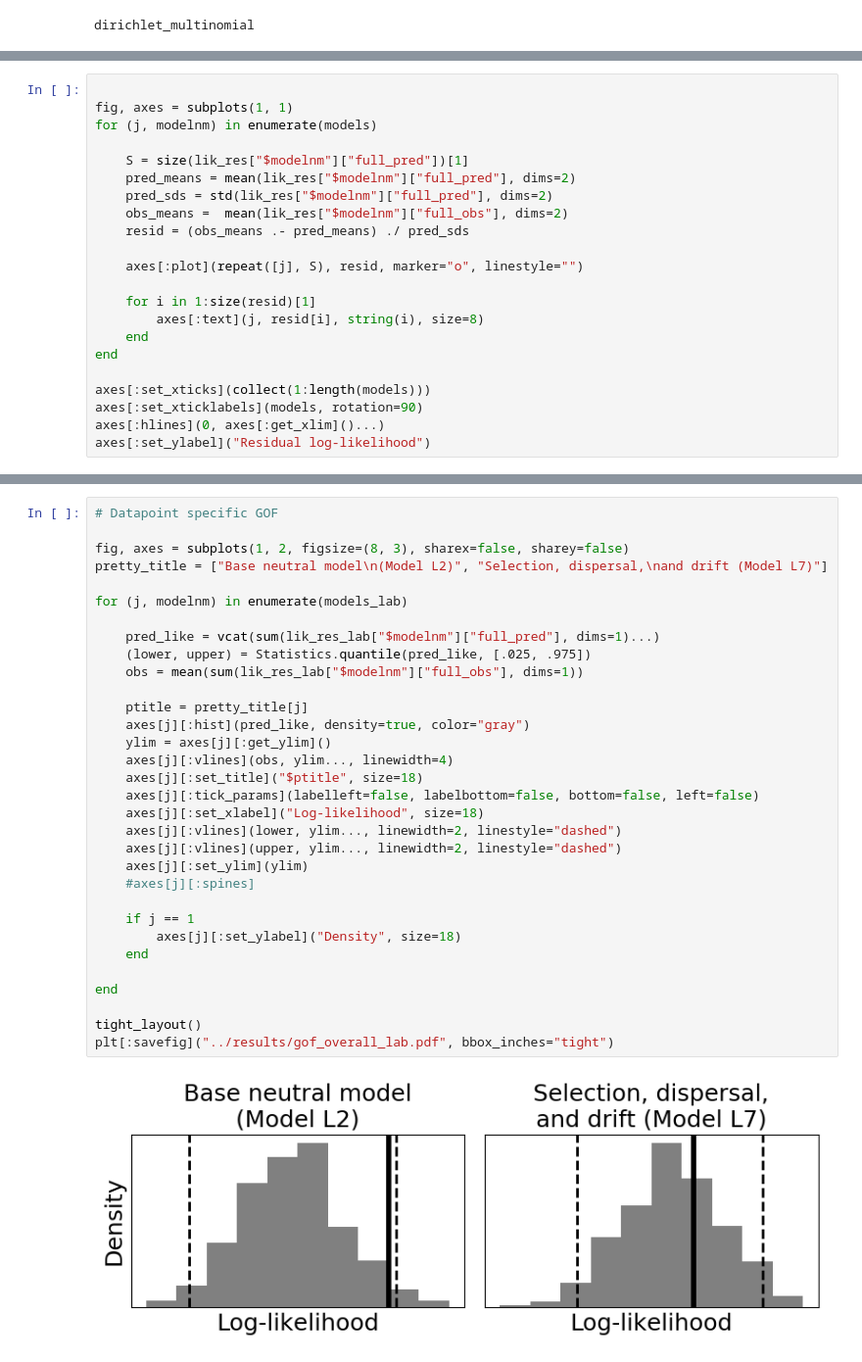
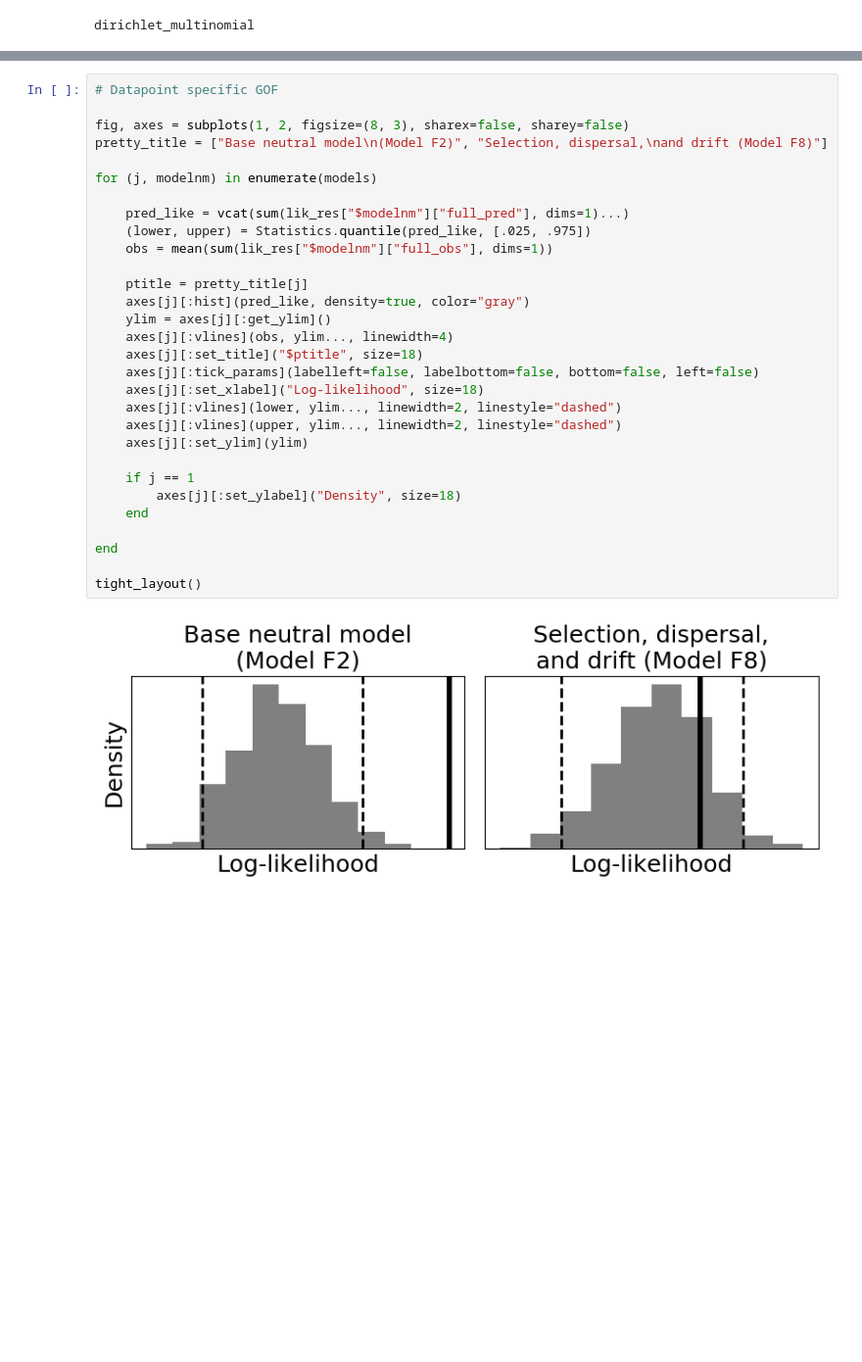
Before and after one commit to mqwilber/neutral_microbiome, a Jupyter notebook: code/GOF_tests.ipynb, the cells around one changed output, grey strips where cells are left out. Shown: that part at 98% size. Drawn from its saved outputs; the diff is of its cells as text; blank space fills up the shorter version.

```diff
--- a/code/GOF_tests.ipynb
+++ b/code/GOF_tests.ipynb
@@ -418,22 +218,0 @@ quants = [Statistics.quantile(td[i, :], [0.025, .975]) for i in 1:size(td)[1]]
-# %%
-
-fig, axes = subplots(1, 1)
-for (j, modelnm) in enumerate(models)
-
-    S = size(lik_res["$modelnm"]["full_pred"])[1]
-    pred_means = mean(lik_res["$modelnm"]["full_pred"], dims=2)
-    pred_sds = std(lik_res["$modelnm"]["full_pred"], dims=2)
-    obs_means =  mean(lik_res["$modelnm"]["full_obs"], dims=2)
-    resid = (obs_means .- pred_means) ./ pred_sds
-
-    axes[:plot](repeat([j], S), resid, marker="o", linestyle="")
-
-    for i in 1:size(resid)[1]
-        axes[:text](j, resid[i], string(i), size=8)
-    end
-end
-
-axes[:set_xticks](collect(1:length(models)))
-axes[:set_xticklabels](models, rotation=90)
-axes[:hlines](0, axes[:get_xlim]()...)
-axes[:set_ylabel]("Residual log-likelihood")
@@ -443,34 +219,32 @@ PyObject Text(24.000000000000007, 0.5, 'Residual log-likelihood')
 # %%
 # Datapoint specific GOF
 
 fig, axes = subplots(1, 2, figsize=(8, 3), sharex=false, sharey=false)
-pretty_title = ["Base neutral model\n(Model L2)", "Selection, dispersal,\nand drift (Model L7)"]
+pretty_title = ["Base neutral model\n(Model F2)", "Selection, dispersal,\nand drift (Model F8)"]
 
-for (j, modelnm) in enumerate(models_lab)
+for (j, modelnm) in enumerate(models)
 
-    pred_like = vcat(sum(lik_res_lab["$modelnm"]["full_pred"], dims=1)...)
+    pred_like = vcat(sum(lik_res["$modelnm"]["full_pred"], dims=1)...)
     (lower, upper) = Statistics.quantile(pred_like, [.025, .975])
-    obs = mean(sum(lik_res_lab["$modelnm"]["full_obs"], dims=1))
+    obs = mean(sum(lik_res["$modelnm"]["full_obs"], dims=1))
 
     ptitle = pretty_title[j]
     axes[j][:hist](pred_like, density=true, color="gray")
     ylim = axes[j][:get_ylim]()
     axes[j][:vlines](obs, ylim..., linewidth=4)
     axes[j][:set_title]("$ptitle", size=18)
     axes[j][:tick_params](labelleft=false, labelbottom=false, bottom=false, left=false)
     axes[j][:set_xlabel]("Log-likelihood", size=18)
     axes[j][:vlines](lower, ylim..., linewidth=2, linestyle="dashed")
     axes[j][:vlines](upper, ylim..., linewidth=2, linestyle="dashed")
     axes[j][:set_ylim](ylim)
-    #axes[j][:spines]
 
     if j == 1
         axes[j][:set_ylabel]("Density", size=18)
     end
 
 end
 
 tight_layout()
-plt[:savefig]("../results/gof_overall_lab.pdf", bbox_inches="tight")
 # %% [output]
-[figure, old version]
+[figure, new version]
```
Also changed, not shown: parts of 26 cells of this notebook, 1 other file.
